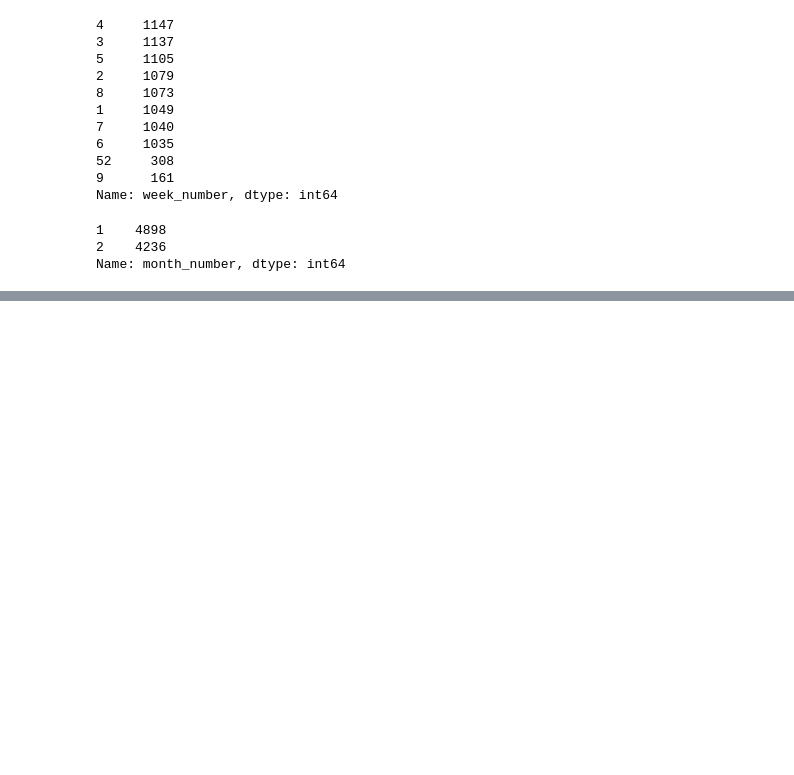
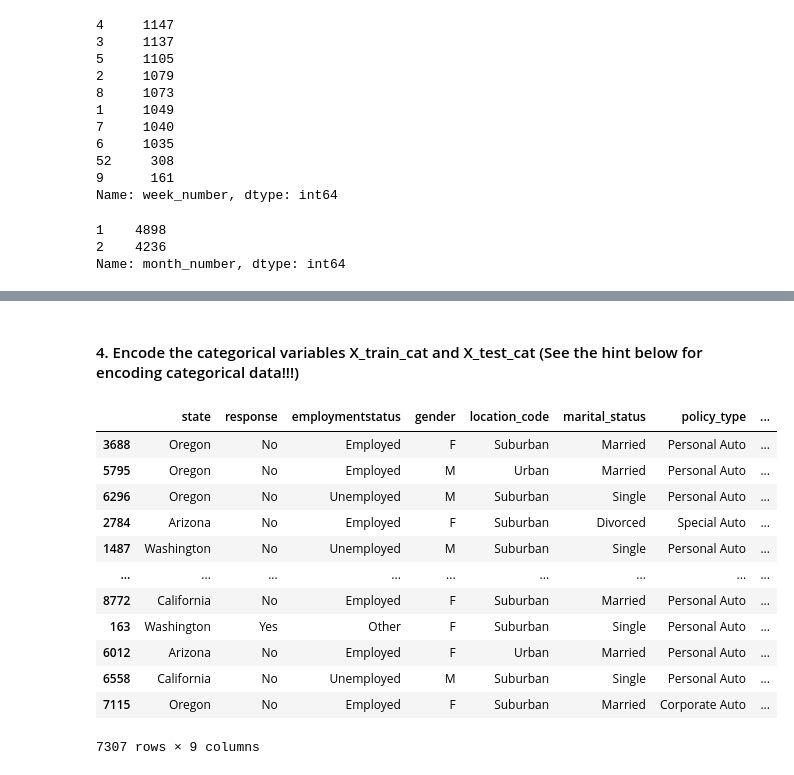
Before and after one commit to antomontilla/lab-cleaning-numerical-data, a Jupyter notebook: files_for_lab/Lab_cleaning_numericals_AM.ipynb, the cells around one changed output, grey strips where cells are left out. Drawn from its saved outputs; the diff is of its cells as text; code cells hidden in the pictures; blank space fills up the shorter version.

```diff
--- a/files_for_lab/Lab_cleaning_numericals_AM.ipynb
+++ b/files_for_lab/Lab_cleaning_numericals_AM.ipynb
@@ -1012,0 +1082,4 @@ categorical_df.to_csv('categorical.csv', index=False)
+# %%
+#concatenating numerical_df & categorical_df
+customer_clean = pd.concat([numerical_df, categorical_df], axis=1)
+customer_clean
@@ -1012,0 +1100,7 @@ categorical_df.to_csv('categorical.csv', index=False)
+# %%
+#splitting in X and Y
+X = customer_clean.drop(['total_claim_amount'],axis=1)
+y = customer_clean['total_claim_amount']
+# %%
+#splitting into train & test:
+X_train, X_test, y_train, y_test = train_test_split(X, y, test_size=0.2, random_state=45)
@@ -1012,0 +1172,21 @@ categorical_df.to_csv('categorical.csv', index=False)
+# %% [markdown]
+#### 4. Encode the categorical variables X_train_cat and X_test_cat (See the hint below for encoding categorical data!!!)
+# %%
+#creating X_train_cat & X_test_cat:
+X_train_cat = X_train.select_dtypes(object)
+X_test_cat = X_test.select_dtypes(object)
+X_train_cat
+# %% [output]
+|  | state | response | employmentstatus | gender | location_code | marital_status | policy_type | ... |
+| 3688 | Oregon | No | Employed | F | Suburban | Married | Personal Auto | ... |
+| 5795 | Oregon | No | Employed | M | Urban | Married | Personal Auto | ... |
+| 6296 | Oregon | No | Unemployed | M | Suburban | Single | Personal Auto | ... |
+| 2784 | Arizona | No | Employed | F | Suburban | Divorced | Special Auto | ... |
+| 1487 | Washington | No | Unemployed | M | Suburban | Single | Personal Auto | ... |
+| ... | ... | ... | ... | ... | ... | ... | ... | ... |
+| 8772 | California | No | Employed | F | Suburban | Married | Personal Auto | ... |
+| 163 | Washington | Yes | Other | F | Suburban | Single | Personal Auto | ... |
+| 6012 | Arizona | No | Employed | F | Urban | Married | Personal Auto | ... |
+| 6558 | California | No | Unemployed | M | Suburban | Single | Personal Auto | ... |
+| 7115 | Oregon | No | Employed | F | Suburban | Married | Corporate Auto | ... |
+7307 rows × 9 columns
```
Also changed, not shown: parts of 36 cells of this notebook, 2 other files.
